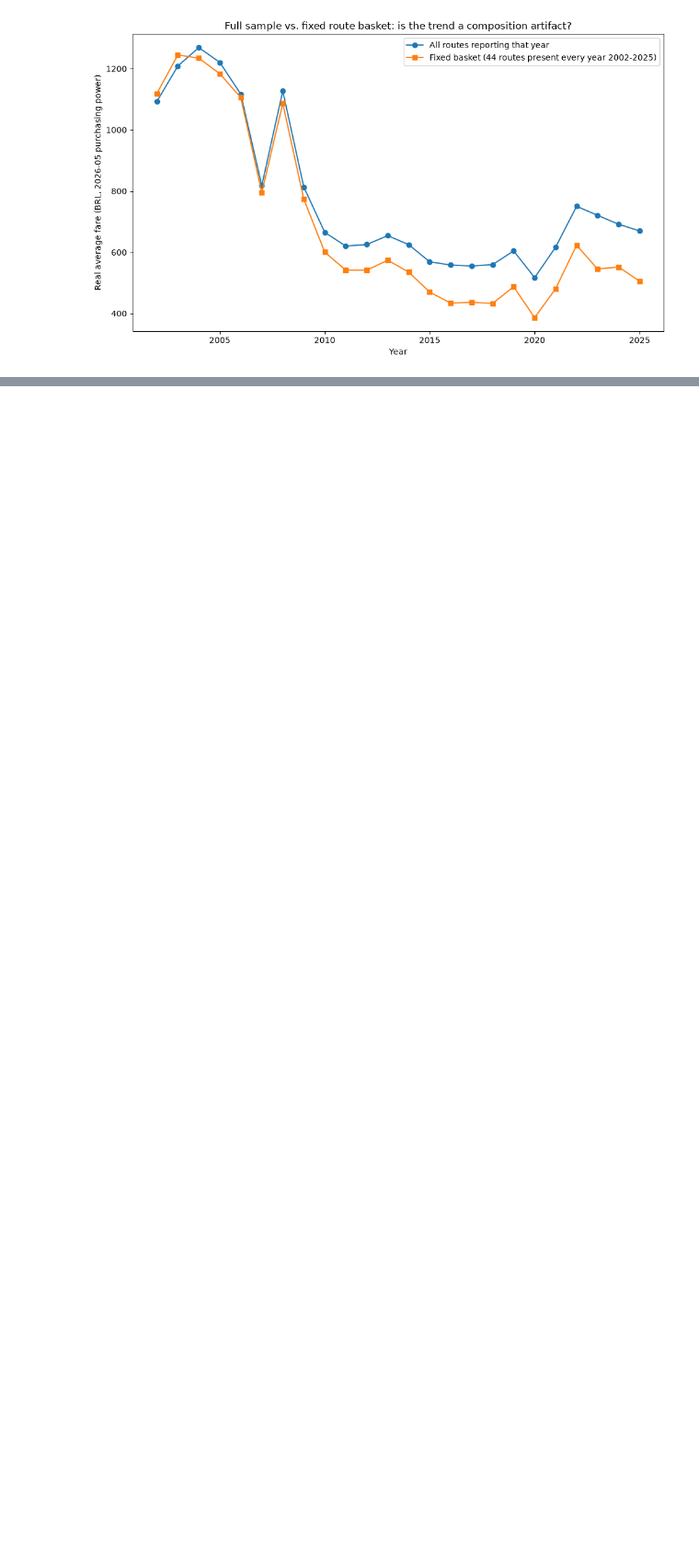
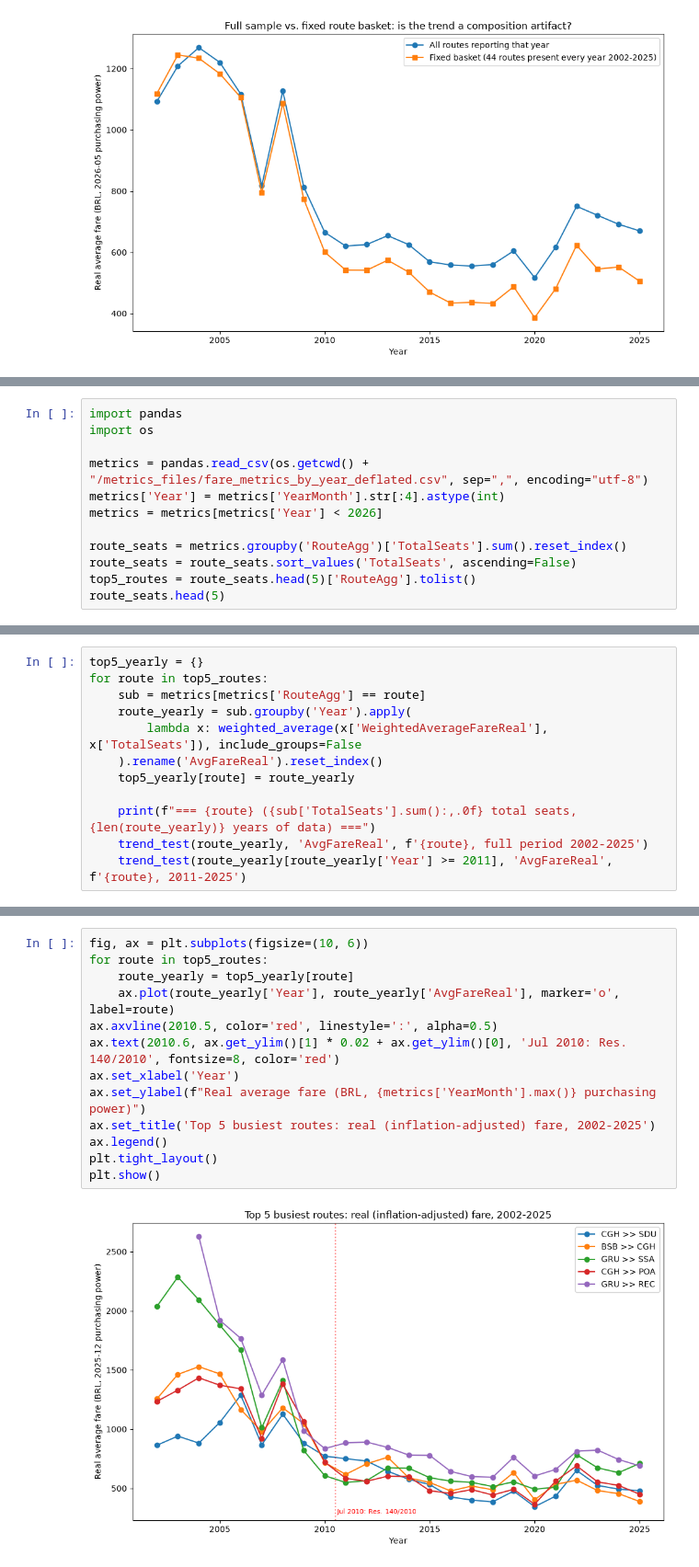
Before and after one commit to fredericohorst/flight-fares-analysis, a Jupyter notebook: airline_prices.ipynb, the cells around one changed output, grey strips where cells are left out. Shown at 92% size. Cells and saved outputs as stored; diff of their text form; blank space fills up the shorter version.

```diff
--- a/airline_prices.ipynb
+++ b/airline_prices.ipynb
@@ -214,0 +223,12 @@ coefficient-of-variation cells above for route-level spread); 2026 is excluded a
+# %%
+import pandas
+import os
+
+metrics = pandas.read_csv(os.getcwd() + "/metrics_files/fare_metrics_by_year_deflated.csv", sep=",", encoding="utf-8")
+metrics['Year'] = metrics['YearMonth'].str[:4].astype(int)
+metrics = metrics[metrics['Year'] < 2026]
+
+route_seats = metrics.groupby('RouteAgg')['TotalSeats'].sum().reset_index()
+route_seats = route_seats.sort_values('TotalSeats', ascending=False)
+top5_routes = route_seats.head(5)['RouteAgg'].tolist()
+route_seats.head(5)
@@ -214,0 +242,12 @@ coefficient-of-variation cells above for route-level spread); 2026 is excluded a
+# %%
+top5_yearly = {}
+for route in top5_routes:
+    sub = metrics[metrics['RouteAgg'] == route]
+    route_yearly = sub.groupby('Year').apply(
+        lambda x: weighted_average(x['WeightedAverageFareReal'], x['TotalSeats']), include_groups=False
+    ).rename('AvgFareReal').reset_index()
+    top5_yearly[route] = route_yearly
+
+    print(f"=== {route} ({sub['TotalSeats'].sum():,.0f} total seats, {len(route_yearly)} years of data) ===")
+    trend_test(route_yearly, 'AvgFareReal', f'{route}, full period 2002-2025')
+    trend_test(route_yearly[route_yearly['Year'] >= 2011], 'AvgFareReal', f'{route}, 2011-2025')
@@ -214,0 +272,15 @@ coefficient-of-variation cells above for route-level spread); 2026 is excluded a
+# %%
+fig, ax = plt.subplots(figsize=(10, 6))
+for route in top5_routes:
+    route_yearly = top5_yearly[route]
+    ax.plot(route_yearly['Year'], route_yearly['AvgFareReal'], marker='o', label=route)
+ax.axvline(2010.5, color='red', linestyle=':', alpha=0.5)
+ax.text(2010.6, ax.get_ylim()[1] * 0.02 + ax.get_ylim()[0], 'Jul 2010: Res. 140/2010', fontsize=8, color='red')
+ax.set_xlabel('Year')
+ax.set_ylabel(f"Real average fare (BRL, {metrics['YearMonth'].max()} purchasing power)")
+ax.set_title('Top 5 busiest routes: real (inflation-adjusted) fare, 2002-2025')
+ax.legend()
+plt.tight_layout()
+plt.show()
+# %% [output]
+[figure, added]
```
Also changed, not shown: parts of 8 cells of this notebook.
